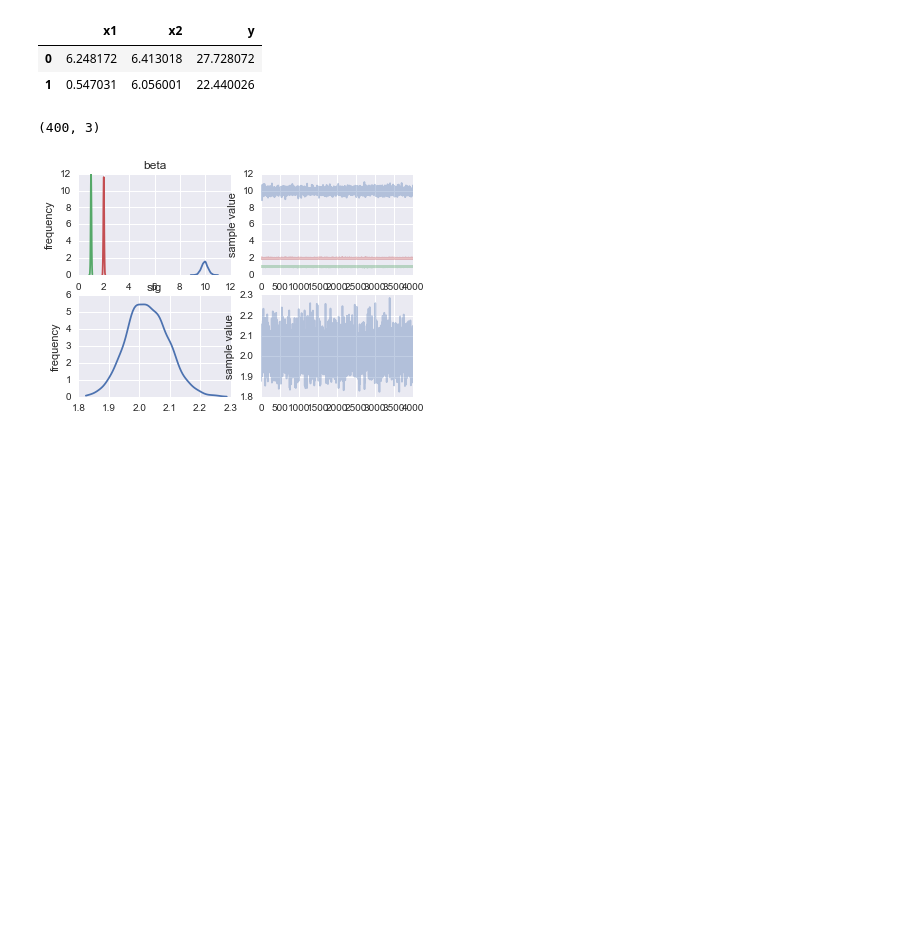
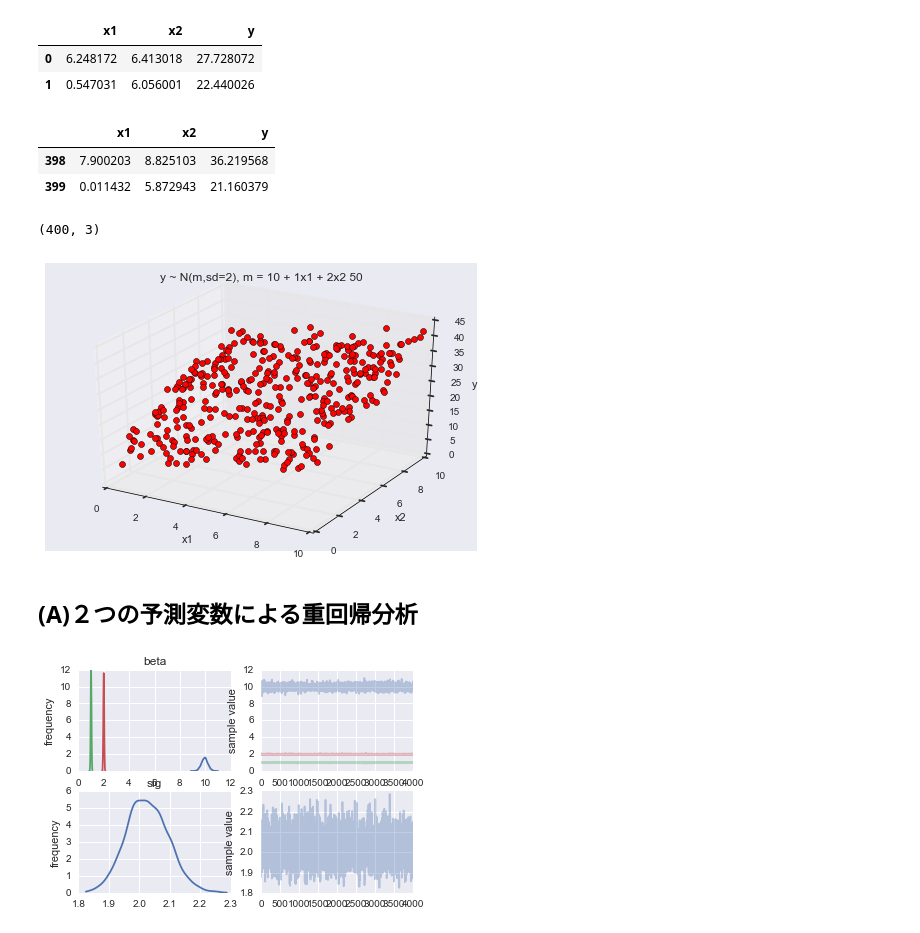
Before and after one commit to currypan/files, a Jupyter notebook: chapter18_ex.ipynb, the cells around one changed output. Saved outputs shown, nothing was run; the diff lists cells and outputs as text; code cells hidden in the pictures; blank space fills up the shorter version.

```diff
--- a/chapter18_ex.ipynb
+++ b/chapter18_ex.ipynb
@@ -109,6 +75,12 @@ Mydata.head(2)
 |  | x1 | x2 | y |
 | 0 | 6.248172 | 6.413018 | 27.728072 |
 | 1 | 0.547031 | 6.056001 | 22.440026 |
+# %%
+Mydata.tail(2)
+# %% [output]
+|  | x1 | x2 | y |
+| 398 | 7.900203 | 8.825103 | 36.219568 |
+| 399 | 0.011432 | 5.872943 | 21.160379 |
 # %%
 Mydata.shape
 # %% [output]
@@ -123,0 +90,15 @@ M = 2
+# %%
+fig = plt.figure()
+ax = Axes3D(fig)
+
+ax.set_title("y ~ N(m,sd=2), m = 10 + 1x1 + 2x2 50")
+
+ax.set_xlabel("x1")
+ax.set_ylabel("x2")
+ax.set_zlabel("y")
+
+ax.plot(np.array(Mydata['x1']),np.array(Mydata['x2']), np.array(Mydata['y']), "o", color="#ff0000",ms=6 ,mew=0.5);
+# %% [output]
+[figure, added]
+# %% [markdown]
+## (A)２つの予測変数による重回帰分析
```
Also changed, not shown: parts of 38 cells of this notebook.
